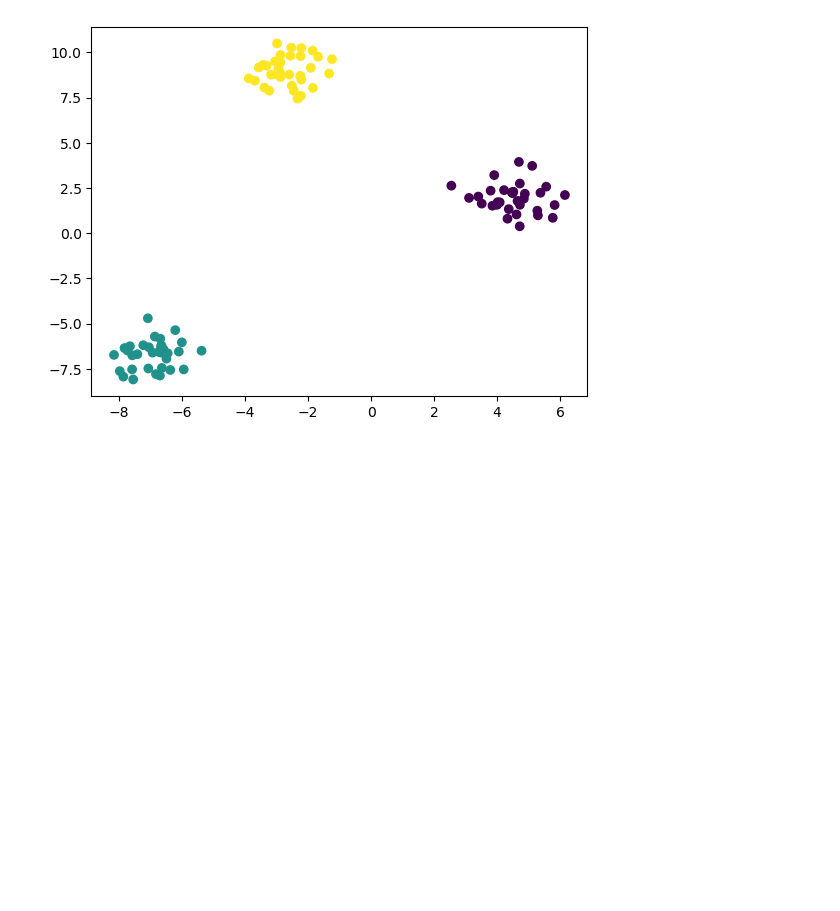
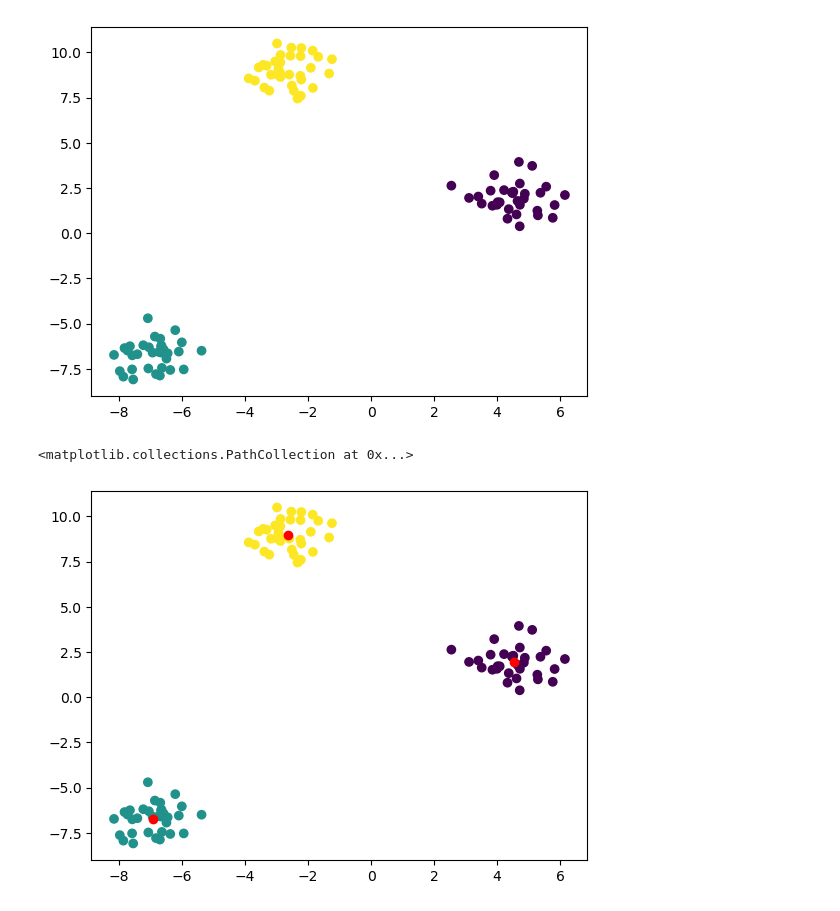
Before and after one commit to lorida0777/apprentissage_non_supervise, a Jupyter notebook: Clustering.ipynb, the cells around one changed output. Drawn from its saved outputs; the diff is of its cells as text; code cells hidden in the pictures; blank space fills up the shorter version.

```diff
--- a/Clustering.ipynb
+++ b/Clustering.ipynb
@@ -31,4 +31,7 @@ array([[ 4.52758377,  1.94577004],
 [figure]
 # %%
 plt.scatter(X[:,0], X[:, 1], c= model.predict(X))
-plt.scatter(model.cluster_centers_[:,0], model.cluster_centers_[:,1])
+plt.scatter(model.cluster_centers_[:,0], model.cluster_centers_[:,1], c='r')
+# %% [output]
+<matplotlib.collections.PathCollection at 0x...>
+[figure, added]
```
